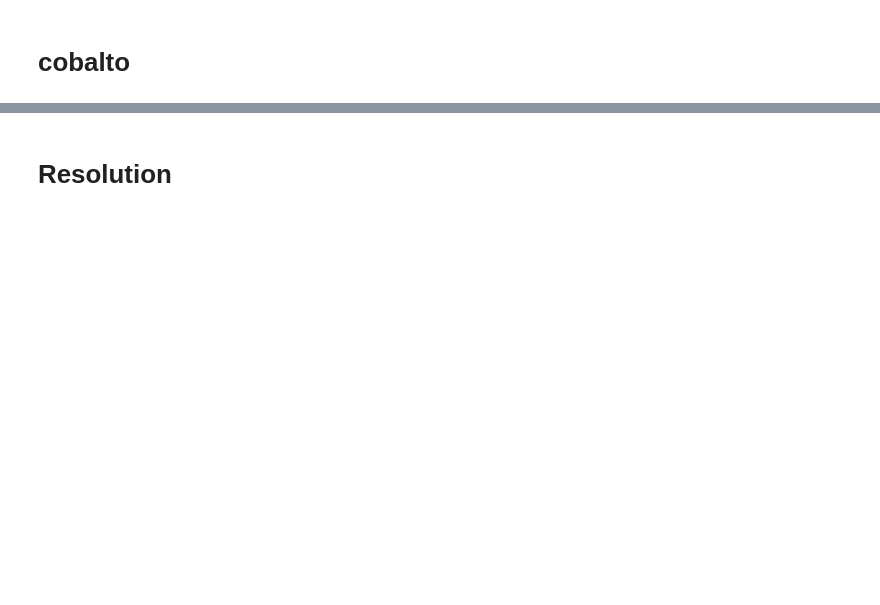
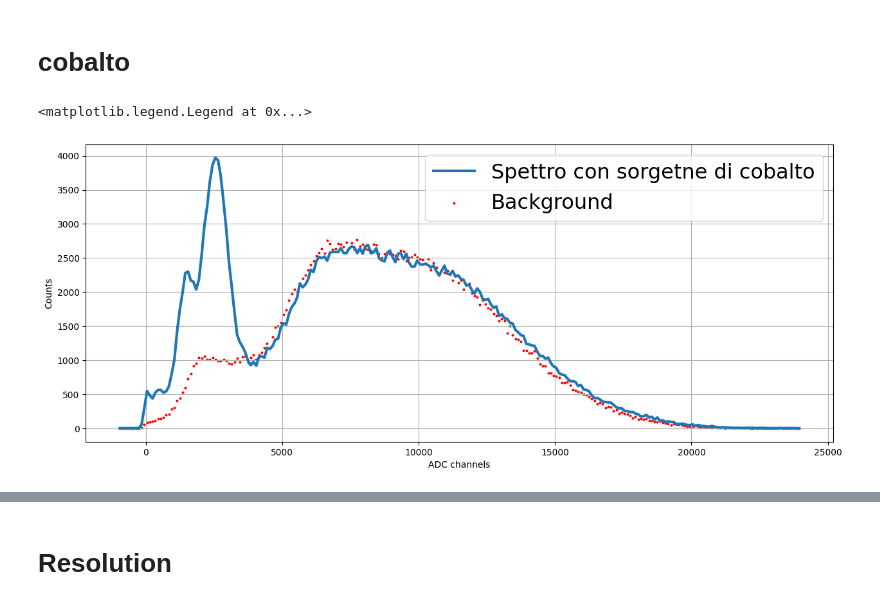
Before and after one commit to Pavar0tty/Laboratorio_SiPM, a Jupyter notebook: Analisi/Parte 2/LySO_analisi2.ipynb, the cells around one changed output, grey strips where cells are left out. Drawn from its saved outputs; the diff is of its cells as text; code cells hidden in the pictures; blank space fills up the shorter version.

```diff
--- a/Analisi/Parte 2/LySO_analisi2.ipynb
+++ b/Analisi/Parte 2/LySO_analisi2.ipynb
@@ -53,23 +82,26 @@ mu1 = vals[0]
 # %%
 Co = read_corretto(path = 'Dati/Parte 2/LySO/Cobalto_30min.txt', titles=['ADC', 'Counts'])
 Co_nobkg = Co[:] - df_bkg[:]
-fig, axes = plt.subplots(1, 1,figsize = (20, 6))
+fig, axes = plt.subplots(1, 1,figsize = (15, 6))
 # axes[0].set_title('Spettro di cobalto + background', fontsize = 20)
-plt.plot(Co['ADC'][:250], Co['Counts'][:250], label = 'Spettro con sorgetne di cobalto')
+plt.plot(Co['ADC'][:250], Co['Counts'][:250],linewidth = 3,  label = 'Spettro con sorgetne di cobalto')
 # plt[1].plot(Co['ADC'], Co_nobkg['Counts'], label = 'Cobalto - Bkg')
 plt.grid(True, linewidth = 0.8)
 plt.ylabel('Counts')
 plt.xlabel('ADC channels')
 # plt[1].grid(True, linewidth = 0.5)
 #plt.plot(Co['ADC'], Co_nobkg['Counts'])
-plt.scatter(df_bkg['ADC'][:250], df_bkg['Counts'][:250], s = 0.5, label = 'Background', color = 'red')
-plt.legend()
+plt.scatter(df_bkg['ADC'][:250], df_bkg['Counts'][:250], s = 3.5, label = 'Background', color = 'red')
+plt.legend(fontsize = 23)
 # plt.errorbar(df['ADC'], df_nobkg['Counts'], yerr=  err_df_nobkg)
 # fig, ax = plt.subplots(figsize = (30, 6))
 # plt.errorbar(df['ADC'], df_bkg['Counts'], yerr=  np.array(np.sqrt(df_bkg['Counts'][:])), fmt='o', markersize=0.5)
 # plt.errorbar(df['ADC'], df['Counts'], yerr=  np.array(np.sqrt(df['Counts'][:])), fmt='o', markersize=0.5)
 # plt.legend(['Background', 'Sodium'])
 # plt.title('Spettro di sodio e background', fontsize = 20)
+# %% [output]
+<matplotlib.legend.Legend at 0x...>
+[figure, added]
 # %%
 start_index = 94 - 65
 end_index = 113 - 65
```
Also changed, not shown: parts of 5 cells of this notebook, 3 other files.
